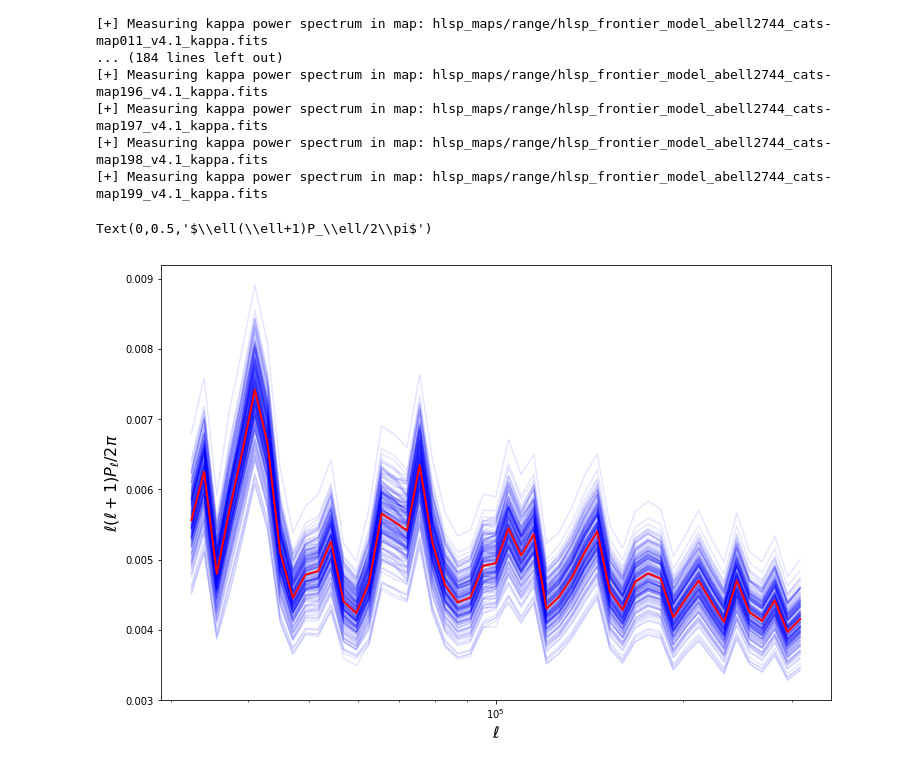
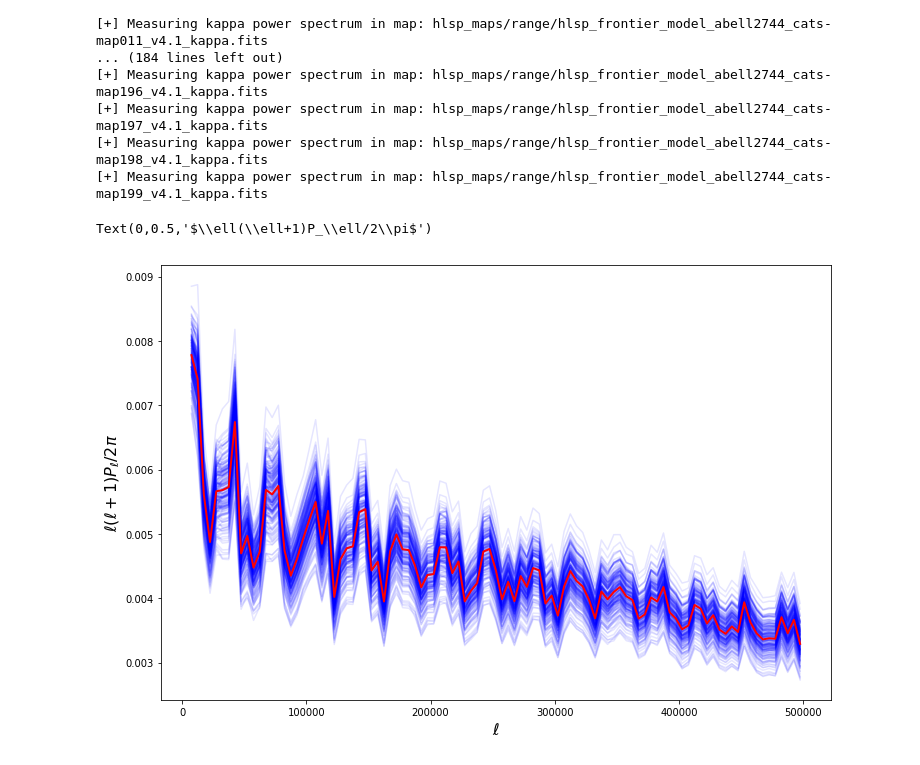
Before and after one commit to apetri/Notebooks, a Jupyter notebook: hlsp_frontier_lensing.ipynb, the cells around one changed output. Drawn from its saved outputs; the diff is of its cells as text; code cells hidden in the pictures.

```diff
--- a/hlsp_frontier_lensing.ipynb
+++ b/hlsp_frontier_lensing.ipynb
@@ -66,7 +66,7 @@ lt.image.convergence.ConvergenceMap(np.log(conv.data),angle=conv.side_angle).vis
 # %% [markdown]
 ## 2D angular power spectrum
 # %%
-ell_bins = np.logspace(4.5,5.5,50)
+ell_bins = np.linspace(5000,5000*100,100)
 ell,Pell = conv.powerSpectrum(ell_bins)
 # %%
 fig,ax = plt.subplots(figsize=(12,8))
@@ -147,14 +146,12 @@ ell,kappa_ps = measureKappaPowerSpectrum(ell_bins,range(200))
 # %%
 fig,ax = plt.subplots(figsize=(12,8))
 
 for ps in kappa_ps:
     ax.plot(ell,ell*(ell+1)*ps/(2*np.pi),color="blue",alpha=0.1)
 ax.plot(ell,ell*(ell+1)*kappa_ps.mean(0)/(2*np.pi),color="red",linewidth=2)
 
-ax.set_xscale("log")
-
 ax.set_xlabel(r"$\ell$",fontsize=16)
 ax.set_ylabel(r"$\ell(\ell+1)P_\ell/2\pi$",fontsize=16)
 # %% [output]
 Text(0,0.5,'$\\ell(\\ell+1)P_\\ell/2\\pi$')
-[figure, old version]
+[figure, new version]
```
Also changed, not shown: parts of 1 cell of this notebook.
